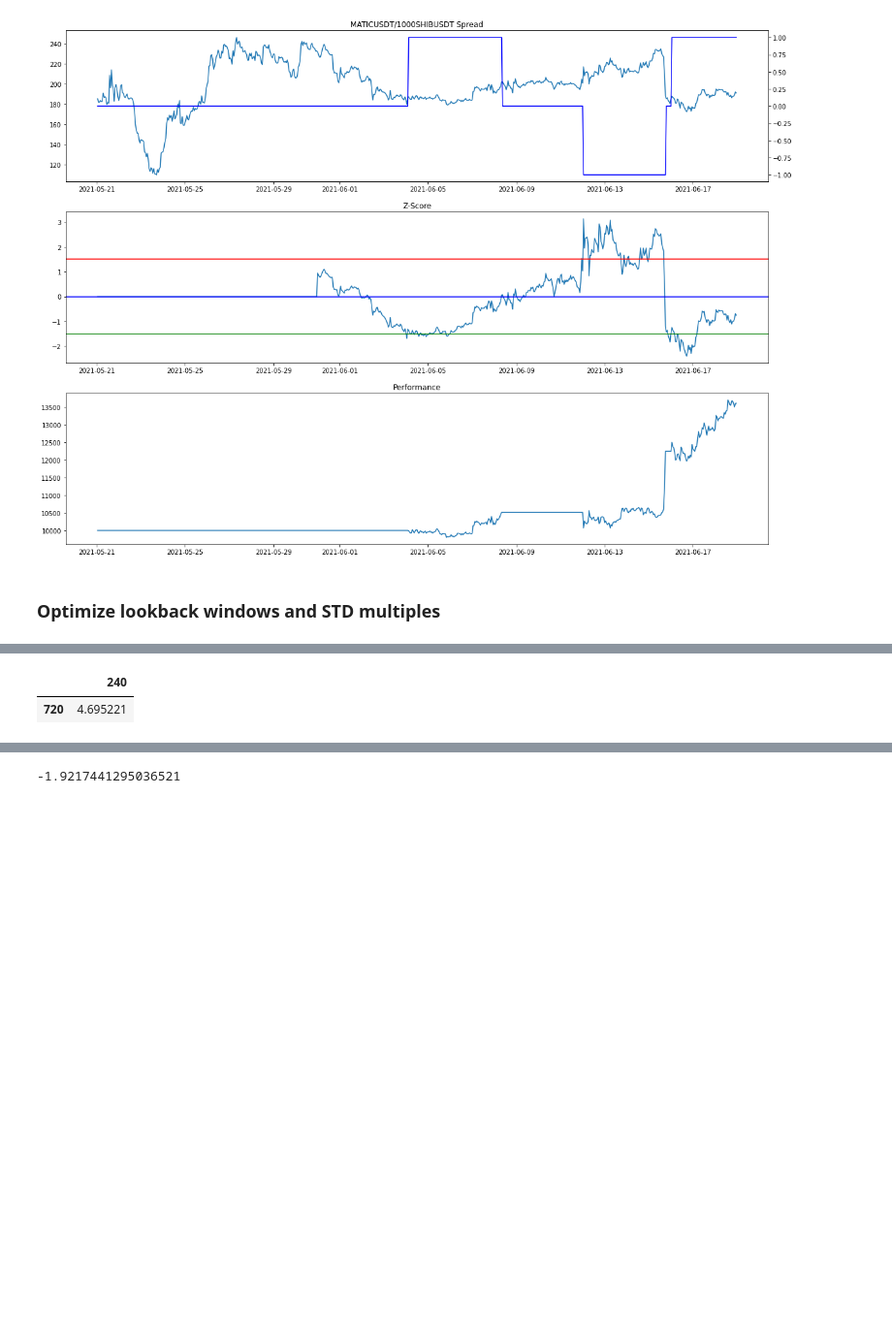
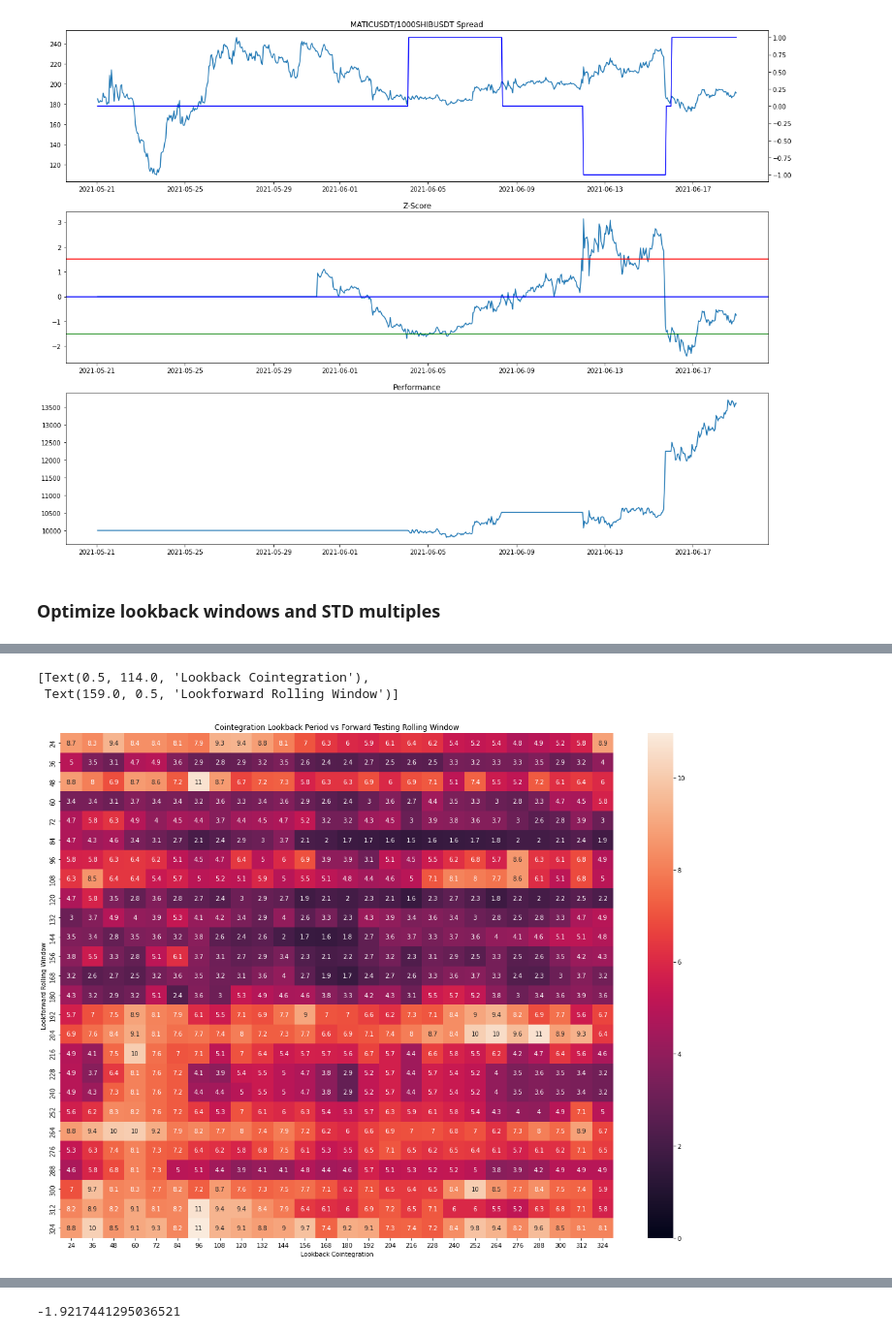
Before and after one commit to walidarbtg/cointegration, a Jupyter notebook: Cointegration Matrix.ipynb, the cells around one changed output, grey strips where cells are left out. Shown at 97% size. Drawn from its saved outputs; the diff is of its cells as text; code cells hidden in the pictures; blank space fills up the shorter version.

Commit message:
Heatmap visualization

```diff
--- a/Cointegration Matrix.ipynb
+++ b/Cointegration Matrix.ipynb
@@ -451,7 +438,7 @@ end_date = '2021-06-01 00:00:00'
 forwardtest_start_date = '2021-05-21 00:00:00'
 forwardtest_end_date = '2021-06-19 00:00:00'
 
-lookback_periods = range(24*30,24*30+1) #range(24*7, 24*30, 12)
+lookback_periods = range(24, 24*14, 12)
 lookforward_periods = range(24, 24*14, 12)
 
 optimization_matrix = pd.DataFrame(index=lookback_periods, columns=lookforward_periods)
@@ -460,6 +447,7 @@ coint_type = 'engle-granger'
 confidence_interval = 0.95
 
 for lb in optimization_matrix.index:
+    print(lb)
     start_date = dates.iloc[dates[dates['date'] == end_date].index[0]-lb]['date']
 
     counter = 0
@@ -508,7 +496,7 @@ for lb in optimization_matrix.index:
 
             pair_price_b = prices_1h[pair_asset_b][prices_1h[pair_asset_b]['date'] > forwardtest_start_date]
             pair_price_b = pair_price_b[pair_price_b['date'] < forwardtest_end_date]
-            dates = pair_price_a['date']
+            #dates = pair_price_a['date']
 
             fees = 0.0006
             rolling_window = lf
@@ -552,5 +558,11 @@ for lb in optimization_matrix.index:
 # %%
-optimization_matrix
+# Show
+max_value = optimization_matrix.max().max()
+plt.figure(figsize=(20,15))
+plt.title('Cointegration Lookback Period vs Forward Testing Rolling Window')
+hm = sb.heatmap(optimization_matrix.astype(float), annot=True, vmin=0, vmax=max_value)
+hm.set(xlabel='Lookback Cointegration', ylabel='Lookforward Rolling Window')
 # %% [output]
-|  | 240 |
-| 720 | 4.695221 |
+[Text(0.5, 114.0, 'Lookback Cointegration'),
+ Text(159.0, 0.5, 'Lookforward Rolling Window')]
+[figure, added]
```
Also changed, not shown: parts of 7 cells of this notebook.
